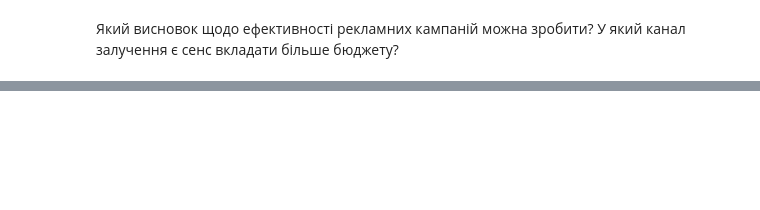
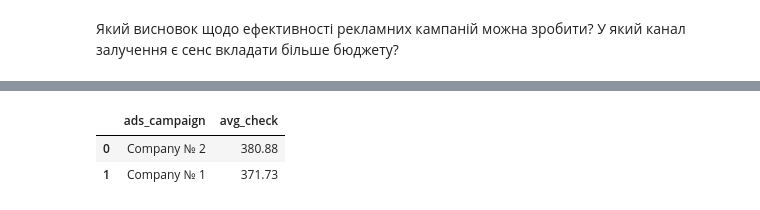
Before and after one commit to Aranaur/py4ds, a Jupyter notebook: sql_metrics.ipynb, the cells around one changed output, grey strips where cells are left out. Saved outputs shown, nothing was run; the diff lists cells and outputs as text; code cells hidden in the pictures; blank space fills up the shorter version.

```diff
--- a/sql_metrics.ipynb
+++ b/sql_metrics.ipynb
@@ -1688,0 +1732,90 @@ fig.show()
+# %%
+#| code-fold: true
+#| code-summary: "Рішення"
+
+%%sql
+SELECT concat('Company № ', ads_campaign) as ads_campaign,
+       round(avg(user_avg_check), 2) as avg_check
+FROM   (SELECT ads_campaign,
+               user_id,
+               round(avg(order_price), 2) as user_avg_check
+        FROM   (SELECT ads_campaign,
+                       user_id,
+                       order_id,
+                       sum(price) as order_price
+                FROM   (SELECT ads_campaign,
+                               user_id,
+                               order_id,
+                               product_id,
+                               price
+                        FROM   (SELECT ads_campaign,
+                                       user_id,
+                                       order_id
+                                FROM   (SELECT user_id,
+                                               order_id,
+                                               time,
+                                               case when user_id in (8631, 8632, 8638, 8643, 8657, 8673, 8706, 8707, 8715, 8723, 8732,
+                                                                     8739, 8741, 8750, 8751, 8752, 8770, 8774, 8788, 8791,
+                                                                     8804, 8810, 8815, 8828, 8830, 8845, 8853, 8859, 8867,
+                                                                     8869, 8876, 8879, 8883, 8896, 8909, 8911, 8933, 8940,
+                                                                     8972, 8976, 8988, 8990, 9002, 9004, 9009, 9019, 9020,
+                                                                     9035, 9036, 9061, 9069, 9071, 9075, 9081, 9085, 9089,
+                                                                     9108, 9113, 9144, 9145, 9146, 9162, 9165, 9167, 9175,
+                                                                     9180, 9182, 9197, 9198, 9210, 9223, 9251, 9257, 9278,
+                                                                     9287, 9291, 9313, 9317, 9321, 9334, 9351, 9391, 9398,
+                                                                     9414, 9420, 9422, 9431, 9450, 9451, 9454, 9472, 9476,
+                                                                     9478, 9491, 9494, 9505, 9512, 9518, 9524, 9526, 9528,
+                                                                     9531, 9535, 9550, 9559, 9561, 9562, 9599, 9603, 9605,
+                                                                     9611, 9612, 9615, 9625, 9633, 9652, 9654, 9655, 9660,
+                                                                     9662, 9667, 9677, 9679, 9689, 9695, 9720, 9726, 9739,
+                                                                     9740, 9762, 9778, 9786, 9794, 9804, 9810, 9813, 9818,
+                                                                     9828, 9831, 9836, 9838, 9845, 9871, 9887, 9891, 9896,
+                                                                     9897, 9916, 9945, 9960, 9963, 9965, 9968, 9971, 9993,
+                                                                     9998, 9999, 10001, 10013, 10016, 10023, 10030, 10051,
+                                                                     10057, 10064, 10082, 10103, 10105, 10122, 10134, 10135) then 1
+                                                    when user_id in (8629, 8630, 8644, 8646, 8650, 8655, 8659, 8660, 8663, 8665, 8670,
+                                                                     8675, 8680, 8681, 8682, 8683, 8694, 8697, 8700, 8704,
+                                                                     8712, 8713, 8719, 8729, 8733, 8742, 8748, 8754, 8771,
+                                                                     8794, 8795, 8798, 8803, 8805, 8806, 8812, 8814, 8825,
+                                                                     8827, 8838, 8849, 8851, 8854, 8855, 8870, 8878, 8882,
+                                                                     8886, 8890, 8893, 8900, 8902, 8913, 8916, 8923, 8929,
+                                                                     8935, 8942, 8943, 8949, 8953, 8955, 8966, 8968, 8971,
+                                                                     8973, 8980, 8995, 8999, 9000, 9007, 9013, 9041, 9042,
+                                                                     9047, 9064, 9068, 9077, 9082, 9083, 9095, 9103, 9109,
+                                                                     9117, 9123, 9127, 9131, 9137, 9140, 9149, 9161, 9179,
+                                                                     9181, 9183, 9185, 9190, 9196, 9203, 9207, 9226, 9227,
+                                                                     9229, 9230, 9231, 9250, 9255, 9259, 9267, 9273, 9281,
+                                                                     9282, 9289, 9292, 9303, 9310, 9312, 9315, 9327, 9333,
+                                                                     9335, 9337, 9343, 9356, 9368, 9370, 9383, 9392, 9404,
+                                                                     9410, 9421, 9428, 9432, 9437, 9468, 9479, 9483, 9485,
+                                                                     9492, 9495, 9497, 9498, 9500, 9510, 9527, 9529, 9530,
+                                                                     9538, 9539, 9545, 9557, 9558, 9560, 9564, 9567, 9570,
+                                                                     9591, 9596, 9598, 9616, 9631, 9634, 9635, 9636, 9658,
+                                                                     9666, 9672, 9684, 9692, 9700, 9704, 9706, 9711, 9719,
+                                                                     9727, 9735, 9741, 9744, 9749, 9752, 9753, 9755, 9757,
+                                                                     9764, 9783, 9784, 9788, 9790, 9808, 9820, 9839, 9841,
+                                                                     9843, 9853, 9855, 9859, 9863, 9877, 9879, 9880, 9882,
+                                                                     9883, 9885, 9901, 9904, 9908, 9910, 9912, 9920, 9929,
+                                                                     9930, 9935, 9939, 9958, 9959, 9961, 9983, 10027, 10033,
+                                                                     10038, 10045, 10047, 10048, 10058, 10059, 10067, 10069,
+                                                                     10073, 10075, 10078, 10079, 10081, 10092, 10106, 10110,
+                                                                     10113, 10131) then 2
+                                                    else 0 end as ads_campaign,
+                                               count(action) filter (WHERE action = 'cancel_order') OVER (PARTITION BY order_id) as is_canceled
+                                        FROM   user_actions) t1
+                                WHERE  ads_campaign in (1, 2)
+                                   and is_canceled = 0
+                                   and time::date >= '2022-09-01'
+                                   and time::date < '2022-09-08') t2
+                            LEFT JOIN (SELECT order_id,
+                                              unnest(product_ids) as product_id
+                                       FROM   orders) t3 using(order_id)
+                            LEFT JOIN products using(product_id)) t4
+                GROUP BY ads_campaign, user_id, order_id) t5
+        GROUP BY ads_campaign, user_id) t6
+GROUP BY ads_campaign
+ORDER BY avg_check desc
+# %% [output]
+|  | ads_campaign | avg_check |
+| 0 | Company № 2 | 380.88 |
+| 1 | Company № 1 | 371.73 |
```
Also changed, not shown: parts of 13 cells of this notebook, 2 other files.
